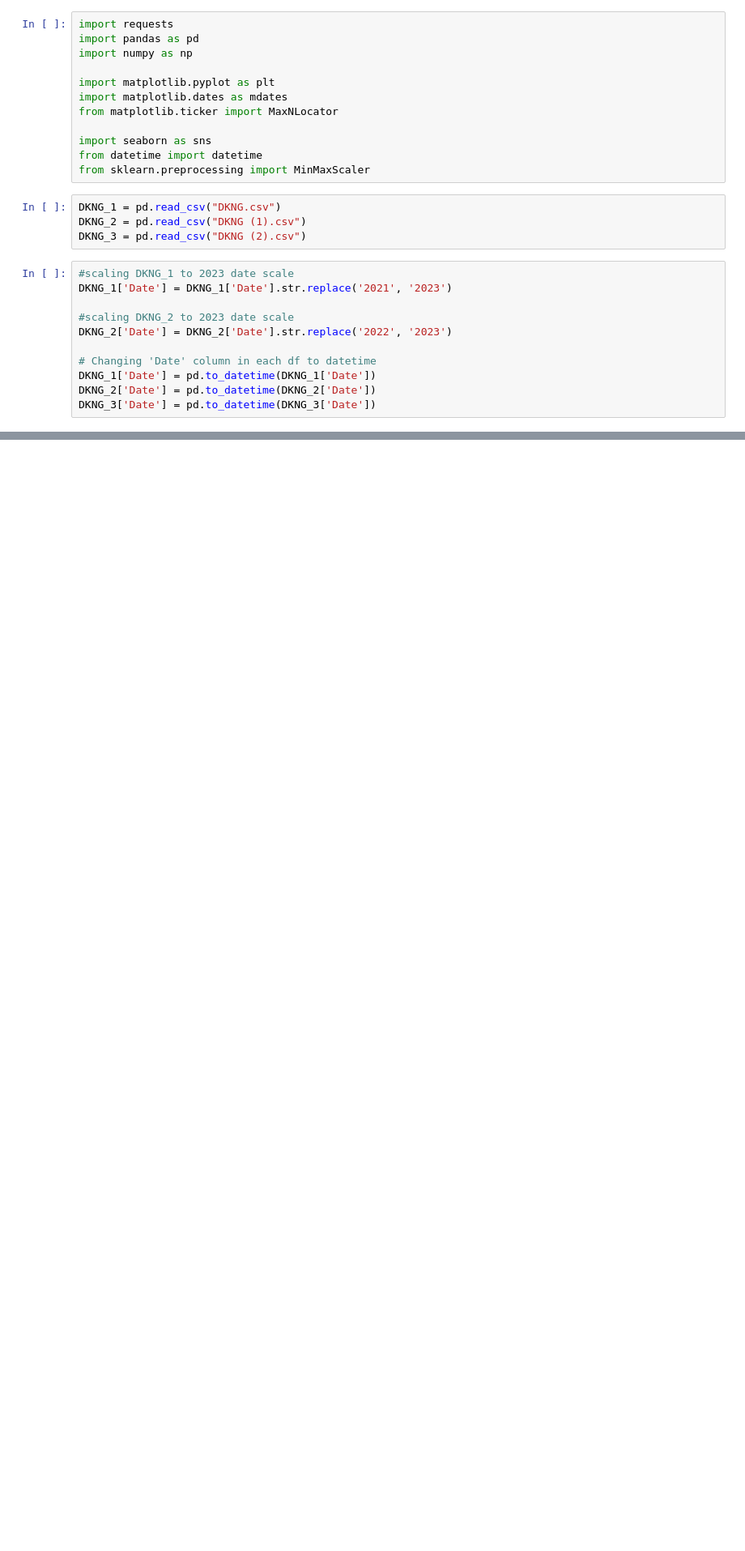
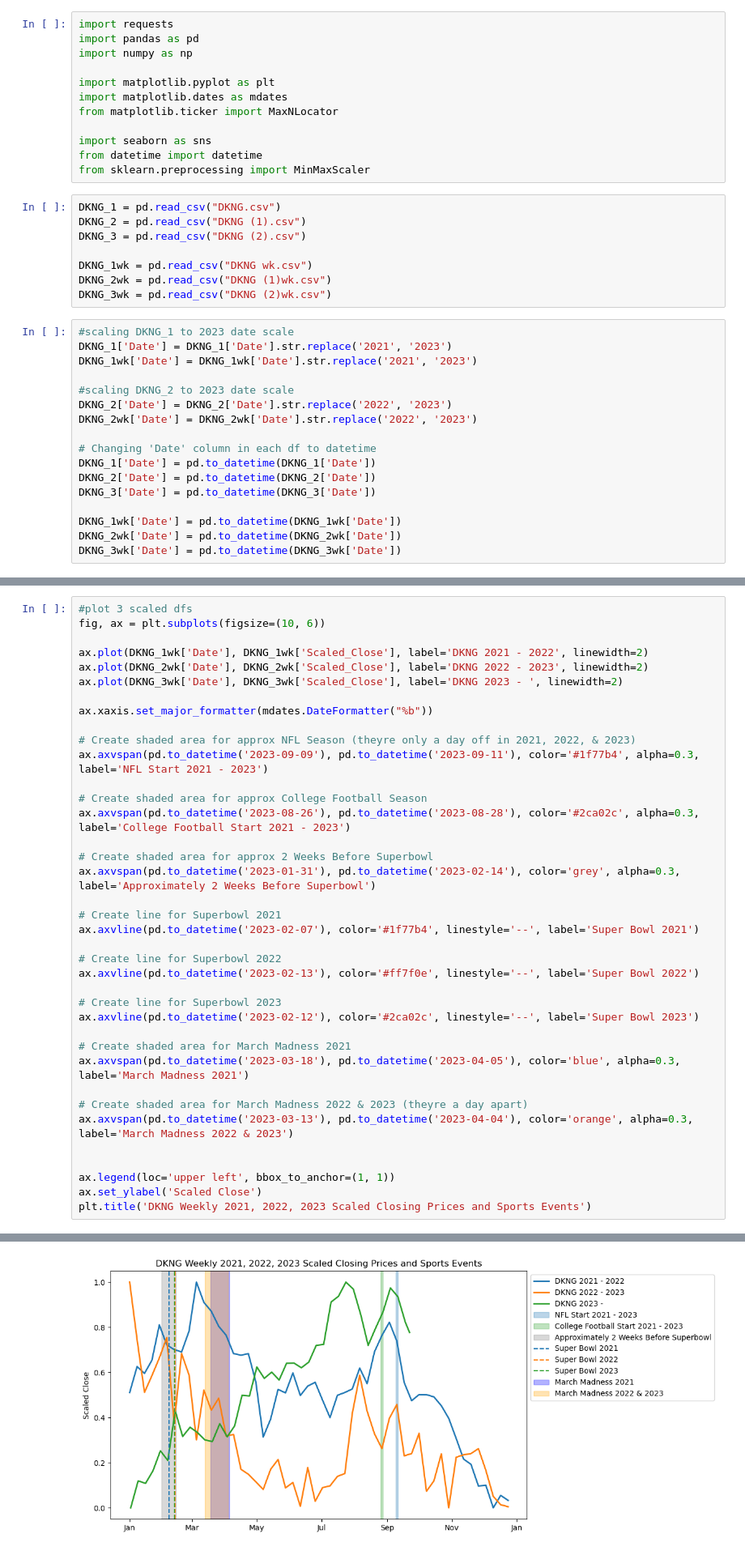
Before and after one commit to jpclarke1/Stocks, a Jupyter notebook: DKNG Analysis.ipynb, the cells around one changed output, grey strips where cells are left out. Shown at 81% size. Cells and saved outputs as stored; diff of their text form; blank space fills up the shorter version.

```diff
--- a/DKNG Analysis.ipynb
+++ b/DKNG Analysis.ipynb
@@ -16,15 +16,25 @@ from sklearn.preprocessing import MinMaxScaler
 DKNG_1 = pd.read_csv("DKNG.csv")
 DKNG_2 = pd.read_csv("DKNG (1).csv")
 DKNG_3 = pd.read_csv("DKNG (2).csv")
+
+DKNG_1wk = pd.read_csv("DKNG wk.csv")
+DKNG_2wk = pd.read_csv("DKNG (1)wk.csv")
+DKNG_3wk = pd.read_csv("DKNG (2)wk.csv")
 # %%
 #scaling DKNG_1 to 2023 date scale
 DKNG_1['Date'] = DKNG_1['Date'].str.replace('2021', '2023')
+DKNG_1wk['Date'] = DKNG_1wk['Date'].str.replace('2021', '2023')
 
 #scaling DKNG_2 to 2023 date scale
 DKNG_2['Date'] = DKNG_2['Date'].str.replace('2022', '2023')
+DKNG_2wk['Date'] = DKNG_2wk['Date'].str.replace('2022', '2023')
 
 # Changing 'Date' column in each df to datetime
 DKNG_1['Date'] = pd.to_datetime(DKNG_1['Date'])
 DKNG_2['Date'] = pd.to_datetime(DKNG_2['Date'])
 DKNG_3['Date'] = pd.to_datetime(DKNG_3['Date'])
+
+DKNG_1wk['Date'] = pd.to_datetime(DKNG_1wk['Date'])
+DKNG_2wk['Date'] = pd.to_datetime(DKNG_2wk['Date'])
+DKNG_3wk['Date'] = pd.to_datetime(DKNG_3wk['Date'])
 # %%
@@ -76,0 +88,39 @@ Text(0, 0.5, 'Scaled Close')
+# %%
+#plot 3 scaled dfs
+fig, ax = plt.subplots(figsize=(10, 6))
+
+ax.plot(DKNG_1wk['Date'], DKNG_1wk['Scaled_Close'], label='DKNG 2021 - 2022', linewidth=2)
+ax.plot(DKNG_2wk['Date'], DKNG_2wk['Scaled_Close'], label='DKNG 2022 - 2023', linewidth=2)
+ax.plot(DKNG_3wk['Date'], DKNG_3wk['Scaled_Close'], label='DKNG 2023 - ', linewidth=2)
+
+ax.xaxis.set_major_formatter(mdates.DateFormatter("%b"))
+
+# Create shaded area for approx NFL Season (theyre only a day off in 2021, 2022, & 2023)
+ax.axvspan(pd.to_datetime('2023-09-09'), pd.to_datetime('2023-09-11'), color='#1f77b4', alpha=0.3, label='NFL Start 2021 - 2023')
+
+# Create shaded area for approx College Football Season
+ax.axvspan(pd.to_datetime('2023-08-26'), pd.to_datetime('2023-08-28'), color='#2ca02c', alpha=0.3, label='College Football Start 2021 - 2023')
+
+# Create shaded area for approx 2 Weeks Before Superbowl
+ax.axvspan(pd.to_datetime('2023-01-31'), pd.to_datetime('2023-02-14'), color='grey', alpha=0.3, label='Approximately 2 Weeks Before Superbowl')
+
+# Create line for Superbowl 2021
+ax.axvline(pd.to_datetime('2023-02-07'), color='#1f77b4', linestyle='--', label='Super Bowl 2021')
+
+# Create line for Superbowl 2022
+ax.axvline(pd.to_datetime('2023-02-13'), color='#ff7f0e', linestyle='--', label='Super Bowl 2022')
+
+# Create line for Superbowl 2023
+ax.axvline(pd.to_datetime('2023-02-12'), color='#2ca02c', linestyle='--', label='Super Bowl 2023')
+
+# Create shaded area for March Madness 2021
+ax.axvspan(pd.to_datetime('2023-03-18'), pd.to_datetime('2023-04-05'), color='blue', alpha=0.3, label='March Madness 2021')
+
+# Create shaded area for March Madness 2022 & 2023 (theyre a day apart)
+ax.axvspan(pd.to_datetime('2023-03-13'), pd.to_datetime('2023-04-04'), color='orange', alpha=0.3, label='March Madness 2022 & 2023')
+
+
+ax.legend(loc='upper left', bbox_to_anchor=(1, 1))
+ax.set_ylabel('Scaled Close')
+plt.title('DKNG Weekly 2021, 2022, 2023 Scaled Closing Prices and Sports Events')
+# %% [output]
@@ -76,0 +128 @@ Text(0, 0.5, 'Scaled Close')
+[figure, added]
```
Also changed, not shown: parts of 3 cells of this notebook.
